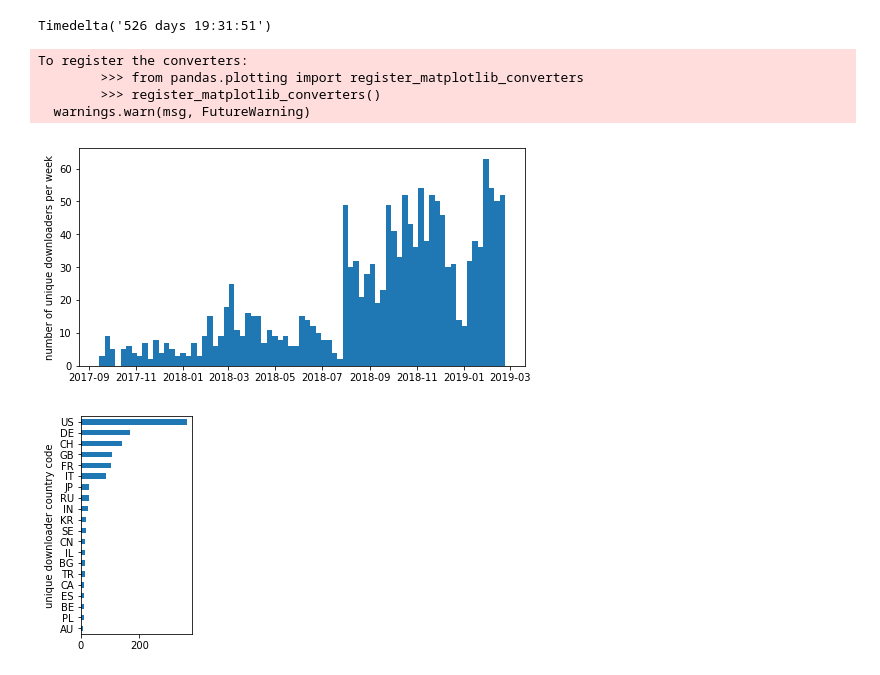
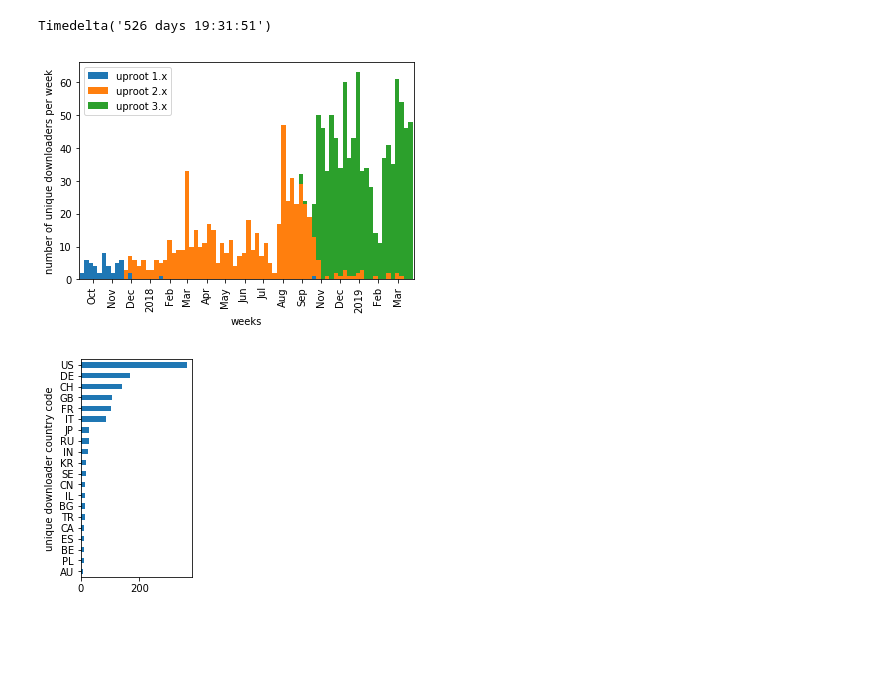
Before and after one commit to jpivarski/jupyter-performance-studies, a Jupyter notebook: uproot-pip.ipynb, the cells around one changed output. Saved outputs shown, nothing was run; the diff lists cells and outputs as text; code cells hidden in the pictures; blank space fills up the shorter version.

Commit message:
snazzy breakdown by version

```diff
--- a/uproot-pip.ipynb
+++ b/uproot-pip.ipynb
@@ -35,16 +35,23 @@ len(df)
 df["timestamp"].max() - df["timestamp"].min()
 # %% [output]
 Timedelta('526 days 19:31:51')
-# %%
-fig = df["timestamp"].hist(bins=526 // 7, grid=False, figsize=(8, 4))
-fig.set_ylabel("number of unique downloaders per week")
-fig.get_figure().savefig("uproot-pip-vsweek.pdf")
-# %% [output]
-To register the converters:
-        >>> from pandas.plotting import register_matplotlib_converters
-        >>> register_matplotlib_converters()
-  warnings.warn(msg, FutureWarning)
-[figure, removed]
+# %%
+df["since_inception"] = df["timestamp"] - datetime.datetime(2017, 9, 14)
+df["weeks_since"] = df["since_inception"].dt.days / 7
+df["major_version"] = df["file_version"].apply(lambda x: x[0])
+df2 = pandas.DataFrame({"weeks": numpy.round(df["weeks_since"]).astype(int),
+                        "uproot 1.x": df["major_version"] == "1",
+                        "uproot 2.x": df["major_version"] == "2",
+                        "uproot 3.x": df["major_version"] == "3"})
+# %%
+# fig = df2["timestamp"].hist(bins=526 // 7, grid=False, figsize=(8, 4))
+plt = df2.groupby("weeks").sum().plot.bar(stacked=True, width=1)
+plt.set_xticks(numpy.array([17, 48, 78, 109, 140, 168, 199, 229, 260, 290, 321, 352, 382, 413, 443, 474, 505]) / 7)
+plt.set_xticklabels(["Oct", "Nov", "Dec", "2018", "Feb", "Mar", "Apr", "May", "Jun", "Jul", "Aug", "Sep", "Nov", "Dec", "2019", "Feb", "Mar"])
+plt.set_ylabel("number of unique downloaders per week")
+plt.get_figure().savefig("uproot-pip-vsweek.pdf")
+# %% [output]
+[figure, added]
 # %%
 df2 = df.groupby("country_code").count().sort_values("timestamp")
 fig = df2[df2["timestamp"] > 8].plot.barh(y="timestamp", legend=False, figsize=(2, 4))
```
